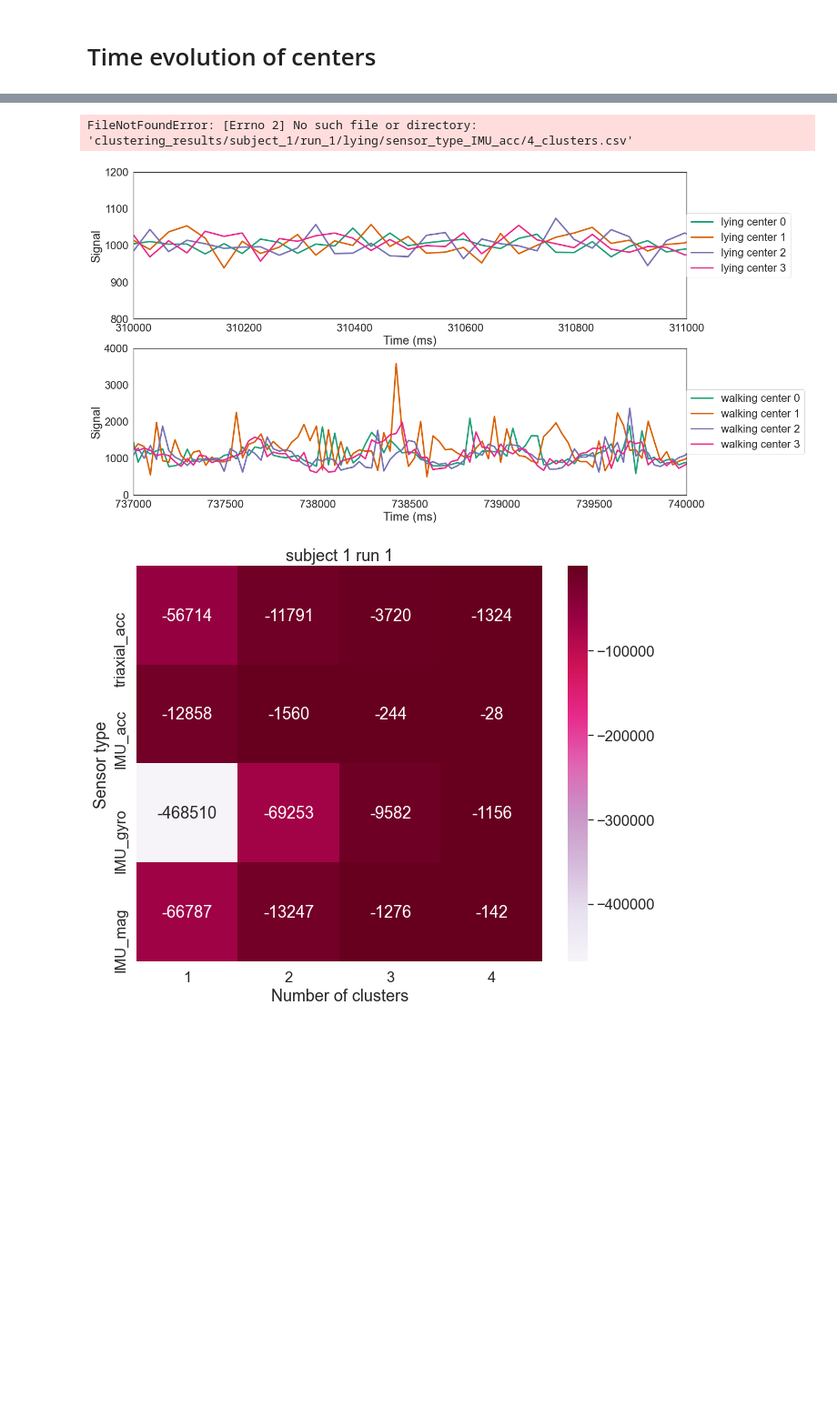
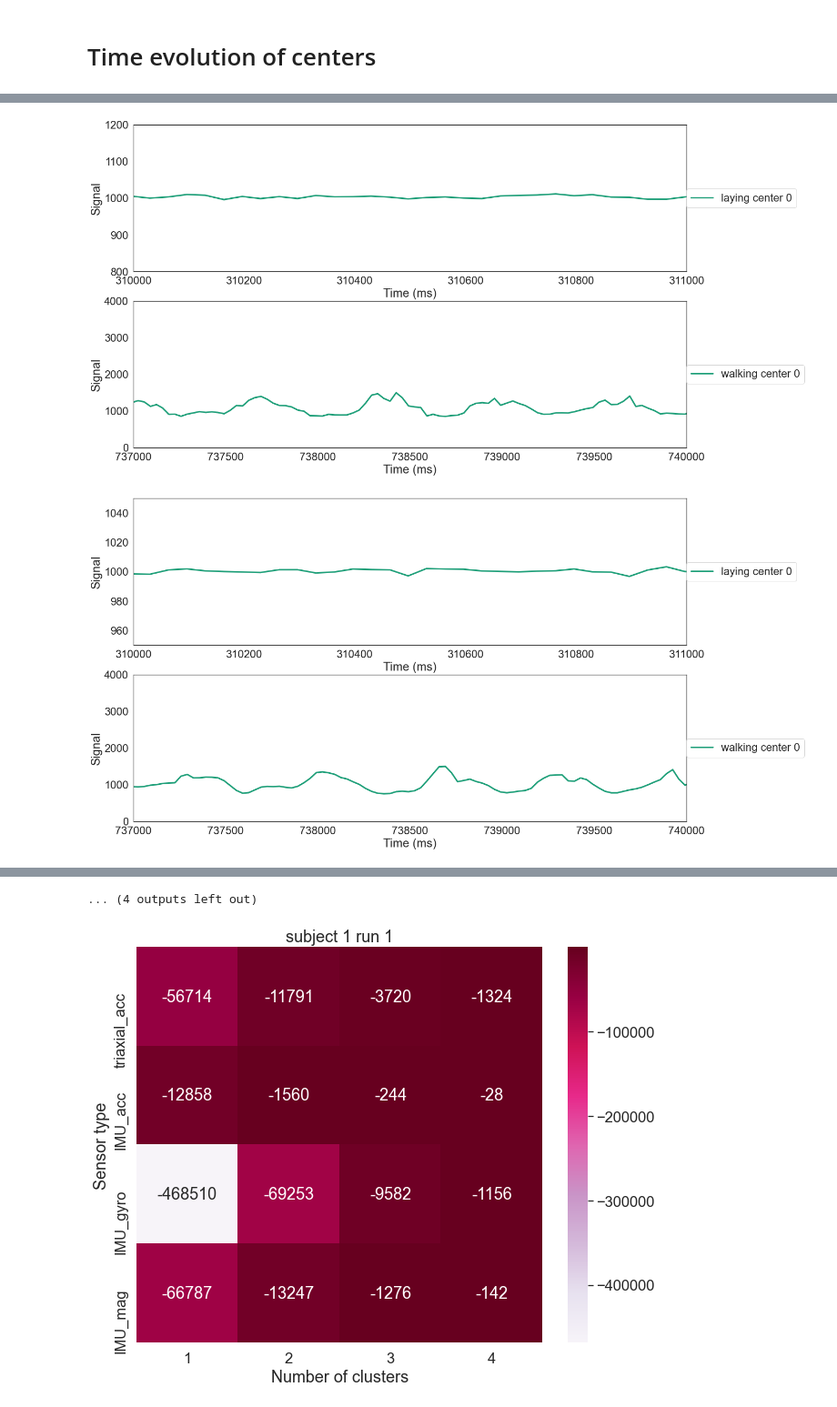
Before and after one commit to nicolezattarin/IoMT-efficient-information-distribution, a Jupyter notebook: clustering/plot.ipynb, the cells around one changed output, grey strips where cells are left out. Shown at 91% size. Drawn from its saved outputs; the diff is of its cells as text; code cells hidden in the pictures; blank space fills up the shorter version.

```diff
--- a/clustering/plot.ipynb
+++ b/clustering/plot.ipynb
@@ -42,15 +53,18 @@ def plot_centers(subject, run, sensor, nclusters, file_path,
 # %%
 subject = 1
 run = 1
-cluster_n = 4
-sensor = 'all'
+metric = 'euclidean'
 
-for c in [2,3,4,6,8,10]:
-    path = 'clustering_results/subject_{}/run_{}/sensor_type_{}/{}_centers.pdf'.format(subject, run, sensor, cluster_n)
-
-    plot_centers(1, 1, 'triaxial_acc', c,path, (0.31e6, 0.311e6), (800, 1200),(0.737e6, 0.74e6),(-10, 4000)) # subject 1, run 1, sensor triaxial_acc, nclusters 2
-    plot_centers(1, 1, 'IMU_acc', c,path, (0.31e6, 0.311e6), (950, 1050),(0.737e6, 0.74e6),(-10, 4000)) # subject 1, run 1, sensor IMU_acc, nclusters 2
-    plot_centers(1, 1, 'IMU_gyro', c,path,  (0.31e6, 0.311e6), (-50, 200),(0.737e6, 0.74e6),(-10, 5100)) # subject 1, run 1, sensor IMU_gyro, nclusters 2
-    plot_centers(1, 1, 'IMU_mag', c, path, (0.31e6, 0.311e6), (1000, 1300),(0.739e6, 0.745e6),(-10, 1100)) # subject 1, run 1, sensor triaxial_acc, nclusters 2
-    plot_centers(1, 1, 'all', c, path, (0.31e6, 0.311e6), (-10, 1200),(0.737e6, 0.74e6),(-10, 5100)) # subject 1, run 1, sensor all
+for c in [1,2,3,4]:
+    path = 'clustering_results_{}/subject_{}/run_{}/triaxial_acc_{}_centers.pdf'.format(metric, subject, run, c)
+    plot_centers(1, 1, 'triaxial_acc', c, path, metric , (0.31e6, 0.311e6), (800, 1200),(0.737e6, 0.74e6),(-10, 4000)) # subject 1, run 1, sensor triaxial_acc, nclusters 2
+    path = 'clustering_results_{}/subject_{}/run_{}/IMU_acc{}_centers.pdf'.format(metric, subject, run, c)
+    plot_centers(1, 1, 'IMU_acc', c,path, metric , (0.31e6, 0.311e6), (950, 1050),(0.737e6, 0.74e6),(-10, 4000)) # subject 1, run 1, sensor IMU_acc, nclusters 2
+    path = 'clustering_results_{}/subject_{}/run_{}/IMU_gyro{}_centers.pdf'.format(metric, subject, run, c)
+    plot_centers(1, 1, 'IMU_gyro', c,path, metric ,  (0.31e6, 0.311e6), (-50, 200),(0.737e6, 0.74e6),(-10, 5100)) # subject 1, run 1, sensor IMU_gyro, nclusters 2
+    path = 'clustering_results_{}/subject_{}/run_{}/IMU_mag{}_centers.pdf'.format(metric, subject, run, c)
+    plot_centers(1, 1, 'IMU_mag', c, path, metric , (0.31e6, 0.311e6), (1000, 1300),(0.739e6, 0.745e6),(-10, 1100)) # subject 1, run 1, sensor triaxial_acc, nclusters 2
+    # plot_centers(1, 1, 'all', c, path, (0.31e6, 0.311e6), (-10, 1200),(0.737e6, 0.74e6),(-10, 5100)) # subject 1, run 1, sensor all
 # %% [output]
+[figure, new version]
+[figure, added]
@@ -57,5 +81,4 @@ for c in [2,3,4,6,8,10]:
-FileNotFoundError: [Errno 2] No such file or directory: 'clustering_results/subject_1/run_1/lying/sensor_type_IMU_acc/4_clusters.csv'
+... (4 outputs left out)
-[figure, old version]
 # %%
 subject = 1
 run = 1
```
Also changed, not shown: parts of 7 cells of this notebook, 48 other files.
